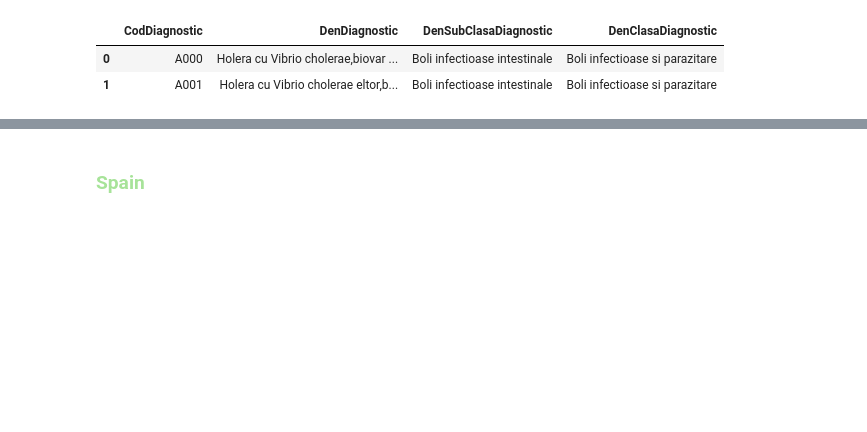
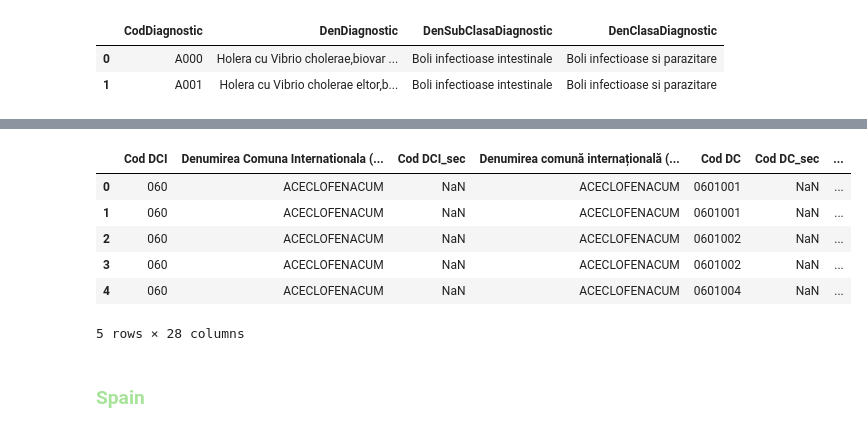
Before and after one commit to LEValexSci/Data_Analytics_2025-2026, a Jupyter notebook: Tasca S13_Project/transformation_etc_pipeline.ipynb, the cells around one changed output, grey strips where cells are left out. Saved outputs shown, nothing was run; the diff lists cells and outputs as text; code cells hidden in the pictures; blank space fills up the shorter version.

```diff
--- a/Tasca S13_Project/transformation_etc_pipeline.ipynb
+++ b/Tasca S13_Project/transformation_etc_pipeline.ipynb
@@ -45,0 +131,10 @@ dc_cim = lista_dc_cnam.merge(cim, )
+# %%
+dc_dci_coverage.head()
+# %% [output]
+|  | Cod DCI | Denumirea Comuna Internationala (... | Cod DCI_sec | Denumirea comună internațională (... | Cod DC | Cod DC_sec | ... |
+| 0 | 060 | ACECLOFENACUM | NaN | ACECLOFENACUM | 0601001 | NaN | ... |
+| 1 | 060 | ACECLOFENACUM | NaN | ACECLOFENACUM | 0601001 | NaN | ... |
+| 2 | 060 | ACECLOFENACUM | NaN | ACECLOFENACUM | 0601002 | NaN | ... |
+| 3 | 060 | ACECLOFENACUM | NaN | ACECLOFENACUM | 0601002 | NaN | ... |
+| 4 | 060 | ACECLOFENACUM | NaN | ACECLOFENACUM | 0601004 | NaN | ... |
+5 rows × 28 columns
```
Also changed, not shown: parts of 21 cells of this notebook, 5 other files.
